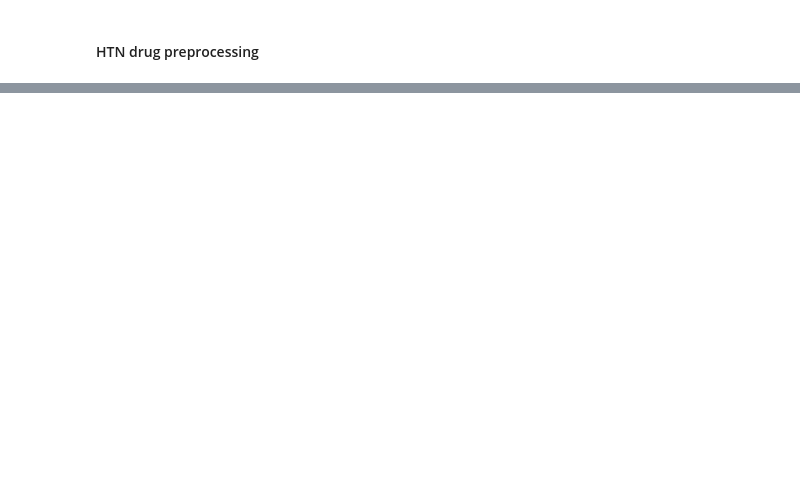
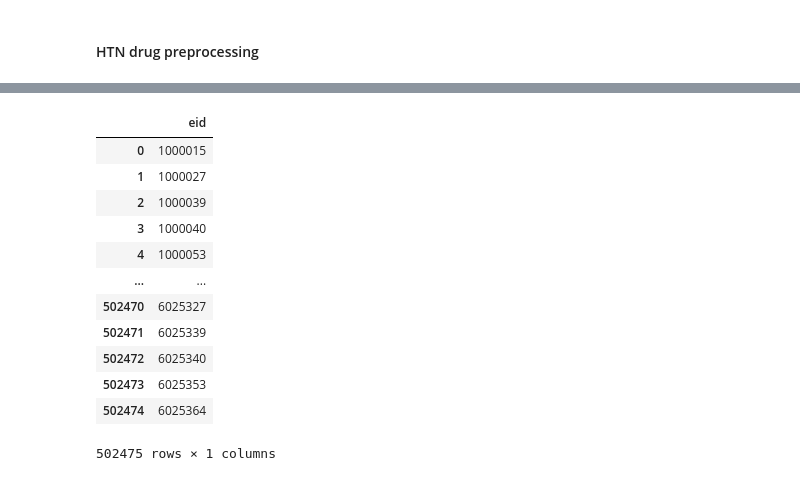
Before and after one commit to ZIO-KIM/SNUlab, a Jupyter notebook: UKBiobank_preprocess.ipynb, the cells around one changed output, grey strips where cells are left out. Saved outputs shown, nothing was run; the diff lists cells and outputs as text; code cells hidden in the pictures; blank space fills up the shorter version.

```diff
--- a/UKBiobank_preprocess.ipynb
+++ b/UKBiobank_preprocess.ipynb
@@ -839,0 +386,18 @@ df_final.to_csv('data\\ukb45783_drugpreprocessed.csv', encoding = 'euc-kr', inde
+# %%
+id_tmp = df[['eid']]
+# %%
+id_tmp
+# %% [output]
+|  | eid |
+| 0 | 1000015 |
+| 1 | 1000027 |
+| 2 | 1000039 |
+| 3 | 1000040 |
+| 4 | 1000053 |
+| ... | ... |
+| 502470 | 6025327 |
+| 502471 | 6025339 |
+| 502472 | 6025340 |
+| 502473 | 6025353 |
+| 502474 | 6025364 |
+502475 rows × 1 columns
```
Also changed, not shown: parts of 78 cells of this notebook.
